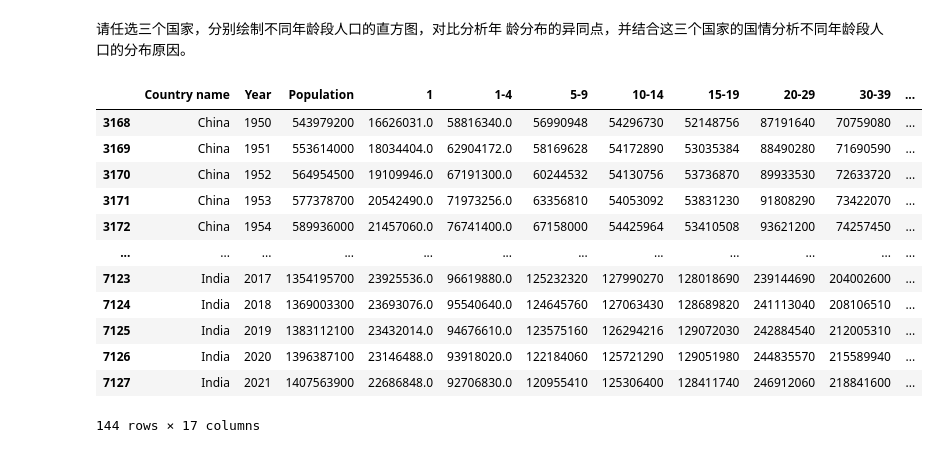
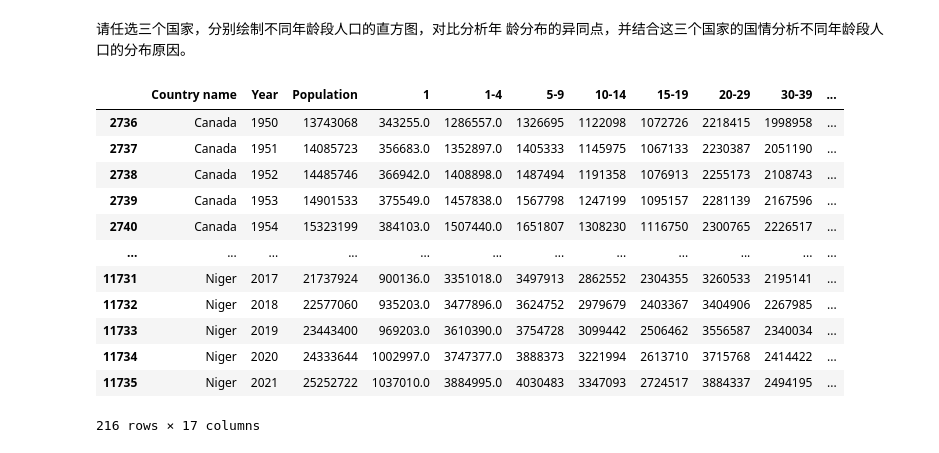
Before and after one commit to james-curtis/2023NDSACCS, a Jupyter notebook: T3/main.ipynb, the cells around one changed output. Saved outputs shown, nothing was run; the diff lists cells and outputs as text; code cells hidden in the pictures.

```diff
--- a/T3/main.ipynb
+++ b/T3/main.ipynb
@@ -108,23 +108,23 @@ df
 请任选三个国家，分别绘制不同年龄段人口的直方图，对比分析年
 龄分布的异同点，并结合这三个国家的国情分析不同年龄段人口的分布原因。
 # %%
-showList = ['China', 'India', 'Japan']
+showList = ['Niger', 'Canada', 'Japan']
 df = df[df['Country name'].isin(showList)]
 df
 # %% [output]
 |  | Country name | Year | Population | 1 | 1-4 | 5-9 | 10-14 | 15-19 | 20-29 | 30-39 | ... |
-| 3168 | China | 1950 | 543979200 | 16626031.0 | 58816340.0 | 56990948 | 54296730 | 52148756 | 87191640 | 70759080 | ... |
-| 3169 | China | 1951 | 553614000 | 18034404.0 | 62904172.0 | 58169628 | 54172890 | 53035384 | 88490280 | 71690590 | ... |
-| 3170 | China | 1952 | 564954500 | 19109946.0 | 67191300.0 | 60244532 | 54130756 | 53736870 | 89933530 | 72633720 | ... |
-| 3171 | China | 1953 | 577378700 | 20542490.0 | 71973256.0 | 63356810 | 54053092 | 53831230 | 91808290 | 73422070 | ... |
-| 3172 | China | 1954 | 589936000 | 21457060.0 | 76741400.0 | 67158000 | 54425964 | 53410508 | 93621200 | 74257450 | ... |
+| 2736 | Canada | 1950 | 13743068 | 343255.0 | 1286557.0 | 1326695 | 1122098 | 1072726 | 2218415 | 1998958 | ... |
+| 2737 | Canada | 1951 | 14085723 | 356683.0 | 1352897.0 | 1405333 | 1145975 | 1067133 | 2230387 | 2051190 | ... |
+| 2738 | Canada | 1952 | 14485746 | 366942.0 | 1408898.0 | 1487494 | 1191358 | 1076913 | 2255173 | 2108743 | ... |
+| 2739 | Canada | 1953 | 14901533 | 375549.0 | 1457838.0 | 1567798 | 1247199 | 1095157 | 2281139 | 2167596 | ... |
+| 2740 | Canada | 1954 | 15323199 | 384103.0 | 1507440.0 | 1651807 | 1308230 | 1116750 | 2300765 | 2226517 | ... |
 | ... | ... | ... | ... | ... | ... | ... | ... | ... | ... | ... | ... |
-| 7123 | India | 2017 | 1354195700 | 23925536.0 | 96619880.0 | 125232320 | 127990270 | 128018690 | 239144690 | 204002600 | ... |
-| 7124 | India | 2018 | 1369003300 | 23693076.0 | 95540640.0 | 124645760 | 127063430 | 128689820 | 241113040 | 208106510 | ... |
-| 7125 | India | 2019 | 1383112100 | 23432014.0 | 94676610.0 | 123575160 | 126294216 | 129072030 | 242884540 | 212005310 | ... |
-| 7126 | India | 2020 | 1396387100 | 23146488.0 | 93918020.0 | 122184060 | 125721290 | 129051980 | 244835570 | 215589940 | ... |
-| 7127 | India | 2021 | 1407563900 | 22686848.0 | 92706830.0 | 120955410 | 125306400 | 128411740 | 246912060 | 218841600 | ... |
+| 11731 | Niger | 2017 | 21737924 | 900136.0 | 3351018.0 | 3497913 | 2862552 | 2304355 | 3260533 | 2195141 | ... |
+| 11732 | Niger | 2018 | 22577060 | 935203.0 | 3477896.0 | 3624752 | 2979679 | 2403367 | 3404906 | 2267985 | ... |
+| 11733 | Niger | 2019 | 23443400 | 969203.0 | 3610390.0 | 3754728 | 3099442 | 2506462 | 3556587 | 2340034 | ... |
+| 11734 | Niger | 2020 | 24333644 | 1002997.0 | 3747377.0 | 3888373 | 3221994 | 2613710 | 3715768 | 2414422 | ... |
+| 11735 | Niger | 2021 | 25252722 | 1037010.0 | 3884995.0 | 4030483 | 3347093 | 2724517 | 3884337 | 2494195 | ... |
-144 rows × 17 columns
+216 rows × 17 columns
 # %%
 for idx, name in enumerate(showList):
     data = df[df['Country name'] == name]
```
Also changed, not shown: parts of 1 cell of this notebook, 5 other files.
